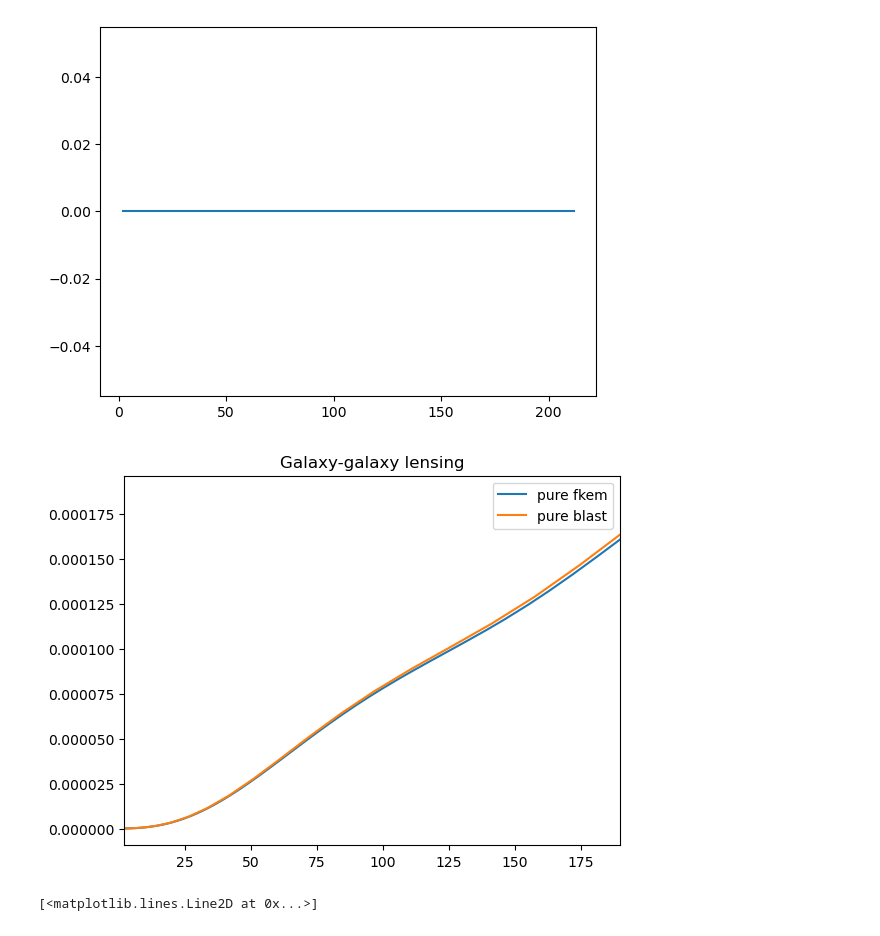
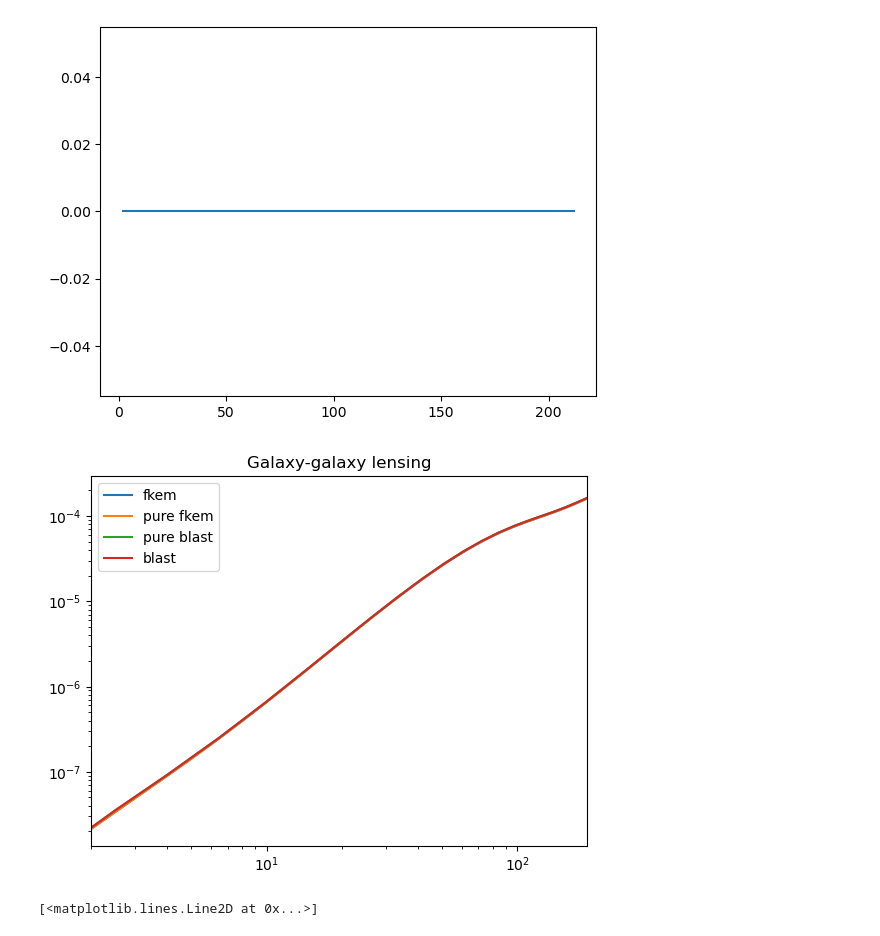
Before and after one commit to sofiachiarenza/Blastoise, a Jupyter notebook: overview.ipynb, the cells around one changed output. Saved outputs shown, nothing was run; the diff lists cells and outputs as text; code cells hidden in the pictures.

Commit message:
fixed the Limber!

```diff
--- a/overview.ipynb
+++ b/overview.ipynb
@@ -465,6 +465,12 @@ pure_blast_ss = np.load("blast_cls/blast_ss.npy")
 pure_blast_gs = np.load("blast_cls/blast_gs.npy")
 pure_blast_gcmbl = np.load("blast_cls/blast_gcmbl.npy")
 pure_blast_scmbl = np.load("blast_cls/blast_scmbl.npy");
+# %%
+D_gg = np.load("blast_cls/D_gg.npy")
+D_ss = np.load("blast_cls/D_ss.npy")
+D_gs = np.load("blast_cls/D_gs.npy")
+D_gcmbl = np.load("blast_cls/D_gcmbl.npy")
+D_scmbl = np.load("blast_cls/D_scmbl.npy");
 # %%
 cls_gg = np.load("FKEM/outputs/fkem_clgg.npz")
 cls_gs = np.load("FKEM/outputs/fkem_clgs.npz")
@@ -513,15 +520,17 @@ plt.plot(ell_list, 100*(1-limber_gg_nl/limber_gg_nl) )
 [<matplotlib.lines.Line2D at 0x...>]
 [figure]
 # %%
-#plt.plot(l_fkem, l_fkem*(l_fkem+1)*gs_fkem, label="fkem")
+plt.plot(l_fkem, l_fkem*(l_fkem+1)*gs_fkem, label="fkem")
 plt.plot(l_fkem, l_fkem*(l_fkem+1)*cls_gs_pure, label="pure fkem")
 plt.plot(ell_list, pure_blast_gs, label="pure blast")
-#plt.plot(ell_list, blast_gs, label="blast")
+#plt.plot(ell_list, limber_gs, label="Limber LIN")
+plt.plot(ell_list, D_gs, label="blast")
 #plt.plot(ell_list, ell_list * (ell_list +1) * new_ccl_gs, label="ccl" )
 plt.legend()
-#plt.yscale("log")
+plt.yscale("log")
+plt.xscale("log")
 plt.xlim(2,190)
 plt.title("Galaxy-galaxy lensing");
 # %% [output]
-[figure, old version]
+[figure, new version]
 # %%
```
Also changed, not shown: parts of 14 cells of this notebook, 1 other file.
